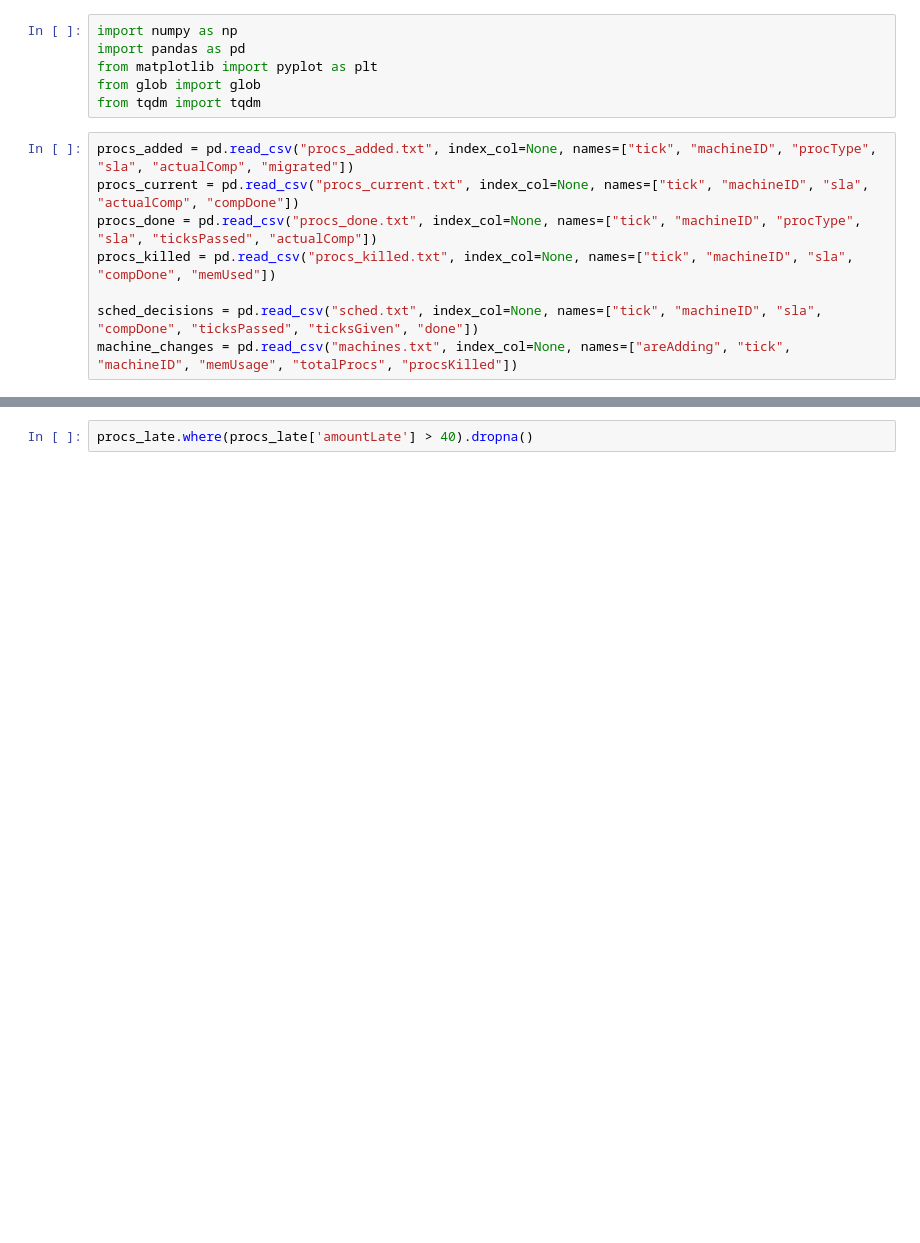
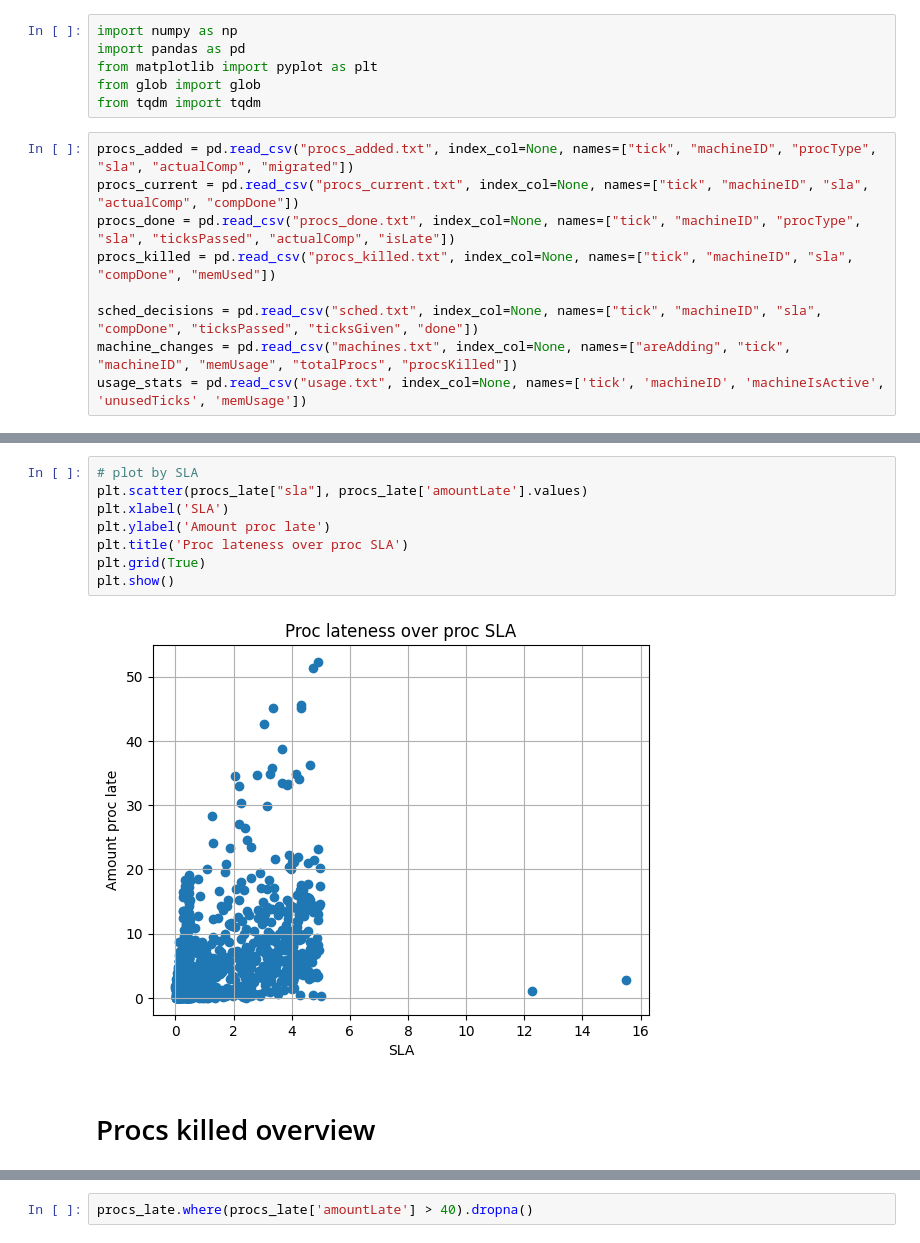
Before and after one commit to hannahmanuela/scheduler-simulator, a Jupyter notebook: results/analyze_output.ipynb, the cells around one changed output, grey strips where cells are left out. Cells and saved outputs as stored; diff of their text form; blank space fills up the shorter version.

Commit message:
added usage statistics, made overview section in ipynb

```diff
--- a/results/analyze_output.ipynb
+++ b/results/analyze_output.ipynb
@@ -7,8 +9,9 @@ from tqdm import tqdm
 # %%
 procs_added = pd.read_csv("procs_added.txt", index_col=None, names=["tick", "machineID", "procType", "sla", "actualComp", "migrated"])
 procs_current = pd.read_csv("procs_current.txt", index_col=None, names=["tick", "machineID", "sla", "actualComp", "compDone"])
-procs_done = pd.read_csv("procs_done.txt", index_col=None, names=["tick", "machineID", "procType", "sla", "ticksPassed", "actualComp"])
+procs_done = pd.read_csv("procs_done.txt", index_col=None, names=["tick", "machineID", "procType", "sla", "ticksPassed", "actualComp", "isLate"])
 procs_killed = pd.read_csv("procs_killed.txt", index_col=None, names=["tick", "machineID", "sla", "compDone", "memUsed"])
 
 sched_decisions = pd.read_csv("sched.txt", index_col=None, names=["tick", "machineID", "sla", "compDone", "ticksPassed", "ticksGiven", "done"])
 machine_changes = pd.read_csv("machines.txt", index_col=None, names=["areAdding", "tick", "machineID", "memUsage", "totalProcs", "procsKilled"])
+usage_stats = pd.read_csv("usage.txt", index_col=None, names=['tick', 'machineID', 'machineIsActive', 'unusedTicks', 'memUsage'])
@@ -16,0 +59,12 @@ machine_changes = pd.read_csv("machines.txt", index_col=None, names=["areAdding"
+# %%
+# plot by SLA
+plt.scatter(procs_late["sla"], procs_late['amountLate'].values)
+plt.xlabel('SLA')
+plt.ylabel('Amount proc late')
+plt.title('Proc lateness over proc SLA')
+plt.grid(True)
+plt.show()
+# %% [output]
+[figure, added]
+# %% [markdown]
+# Procs killed overview
```
Also changed, not shown: parts of 18 cells of this notebook, 6 other files.
